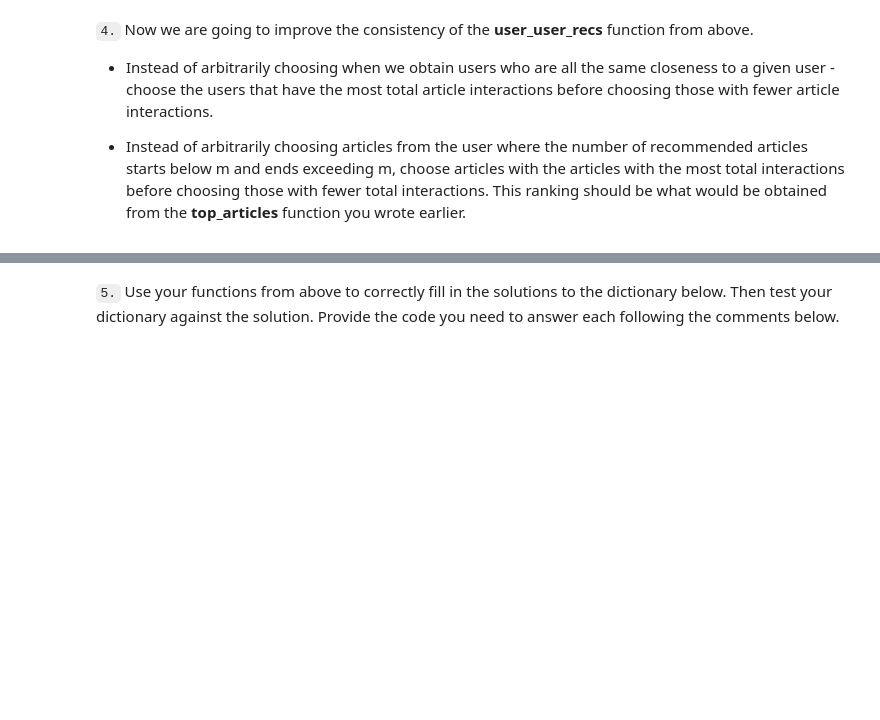
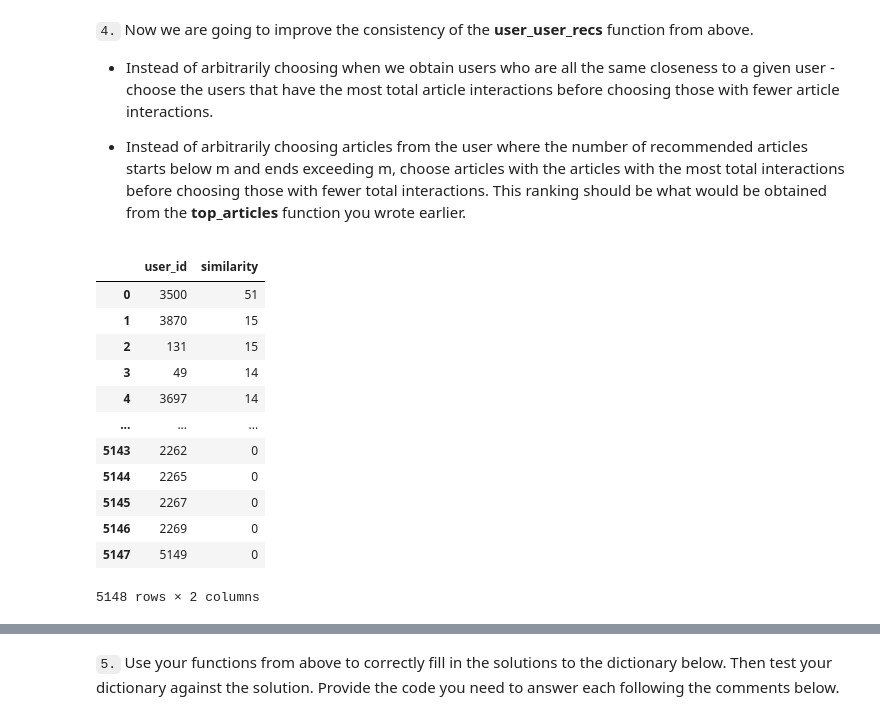
Before and after one commit to Aleaume/Udactiy_DataSc_P3, a Jupyter notebook: Recommendations_with_IBM.ipynb, the cells around one changed output, grey strips where cells are left out. Drawn from its saved outputs; the diff is of its cells as text; code cells hidden in the pictures; blank space fills up the shorter version.

```diff
--- a/Recommendations_with_IBM.ipynb
+++ b/Recommendations_with_IBM.ipynb
@@ -742,3 +742,21 @@ If this is all you see, you passed all of our tests!  Nice job!
 
 
 * Instead of arbitrarily choosing articles from the user where the number of recommended articles starts below m and ends exceeding m, choose articles with the articles with the most total interactions before choosing those with fewer total interactions. This ranking should be  what would be obtained from the **top_articles** function you wrote earlier.
+# %%
+sim = user_item.dot(user_item.loc[45]).sort_values(ascending=False).drop(45)
+sim_df = sim.to_frame(name="similarity").reset_index()
+sim_df
+# %% [output]
+|  | user_id | similarity |
+| 0 | 3500 | 51 |
+| 1 | 3870 | 15 |
+| 2 | 131 | 15 |
+| 3 | 49 | 14 |
+| 4 | 3697 | 14 |
+| ... | ... | ... |
+| 5143 | 2262 | 0 |
+| 5144 | 2265 | 0 |
+| 5145 | 2267 | 0 |
+| 5146 | 2269 | 0 |
+| 5147 | 5149 | 0 |
+5148 rows × 2 columns
```
Also changed, not shown: parts of 14 cells of this notebook.
